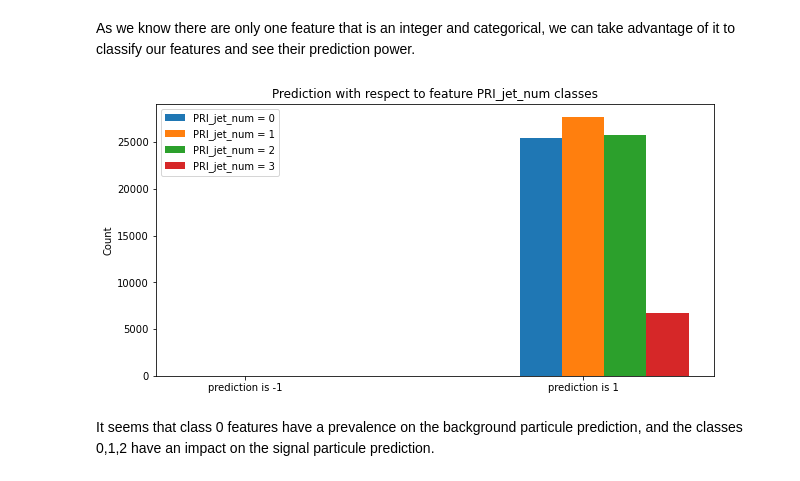
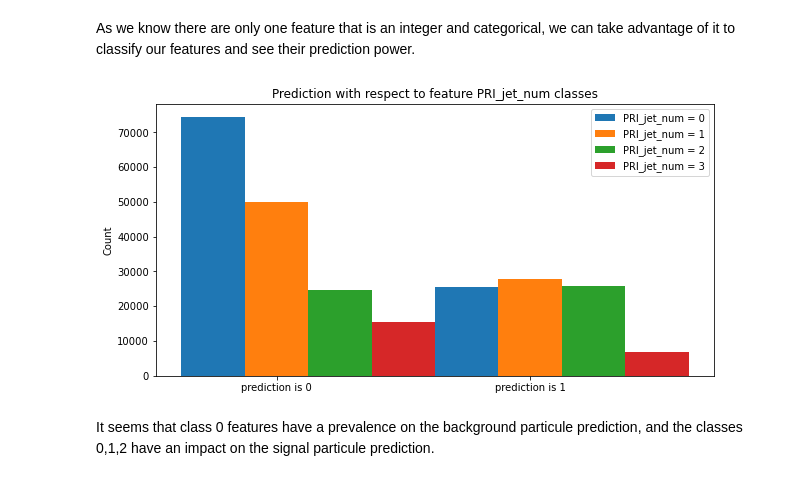
Before and after one commit to CS-433/ml-project-1-thevipers, a Jupyter notebook: main.ipynb, the cells around one changed output. Drawn from its saved outputs; the diff is of its cells as text; code cells hidden in the pictures.

Commit message:
visualisation correction

```diff
--- a/main.ipynb
+++ b/main.ipynb
@@ -84,26 +81,26 @@ As we know there are only one feature that is an integer and categorical, we can
 # %%
 fig = plt.figure(figsize=(10,5))
 feature_classes = {
     0: tX[:,22] == 0,
     1: tX[:,22] == 1,
     2: tX[:,22] == 2,
     3: tX[:,22] == 3,
 }
 
 labels = ['PRI_jet_num = 0', 'PRI_jet_num = 1', 'PRI_jet_num = 2', 'PRI_jet_num = 3']
 w = 0.25
 
 for i in range(len(feature_classes)):
     y_class = y[feature_classes[i]]
-    plt.bar(i*w+np.array([-1,1]),[len(y_class[y_class==-1]),len(y_class[y_class==1])], width=w)
+    plt.bar(i*w+np.array([0,1]),[len(y_class[y_class==0]),len(y_class[y_class==1])], width=w)
 
-plt.xticks(np.array([-1,1]) + w, labels = ('prediction is -1', 'prediction is 1') )
+plt.xticks(np.array([0,1]) + w, labels = ('prediction is 0', 'prediction is 1') )
 plt.ylabel('Count')
 plt.title('Prediction with respect to feature PRI_jet_num classes')
 plt.legend(labels)
 plt.show()
 # %% [output]
-[figure, old version]
+[figure, new version]
 # %% [markdown]
 It seems that class 0 features have a prevalence on the background particule prediction, and the classes 0,1,2 have an impact on the signal particule prediction.
 # %% [markdown]
```
Also changed, not shown: parts of 15 cells of this notebook.
